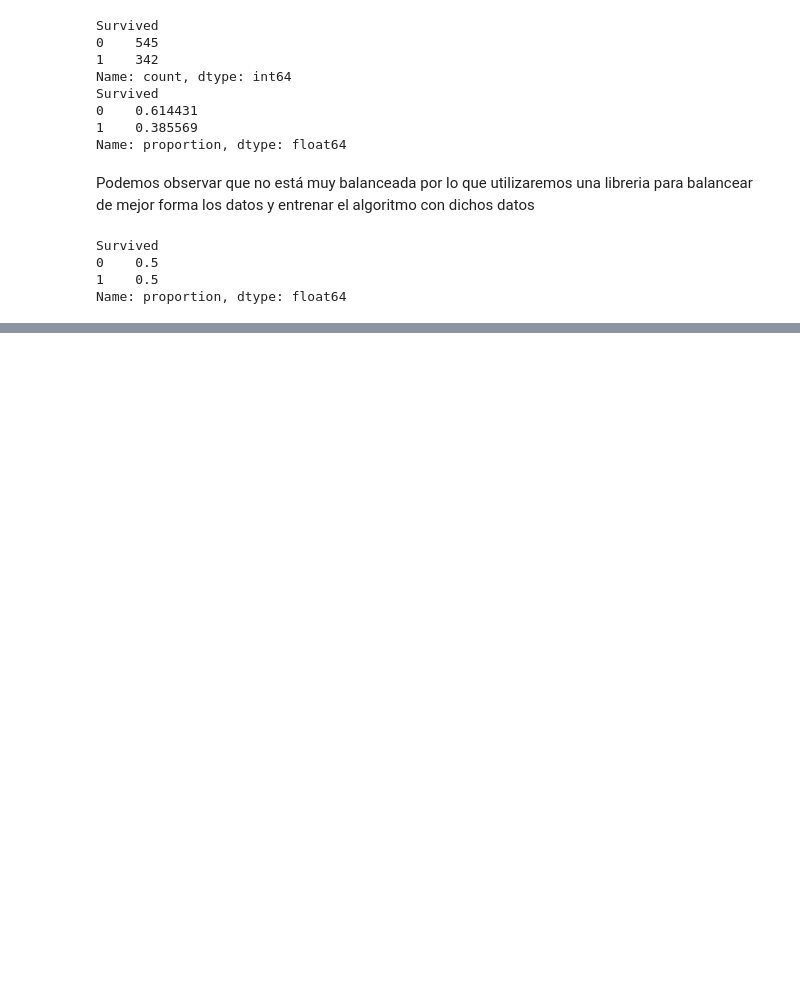
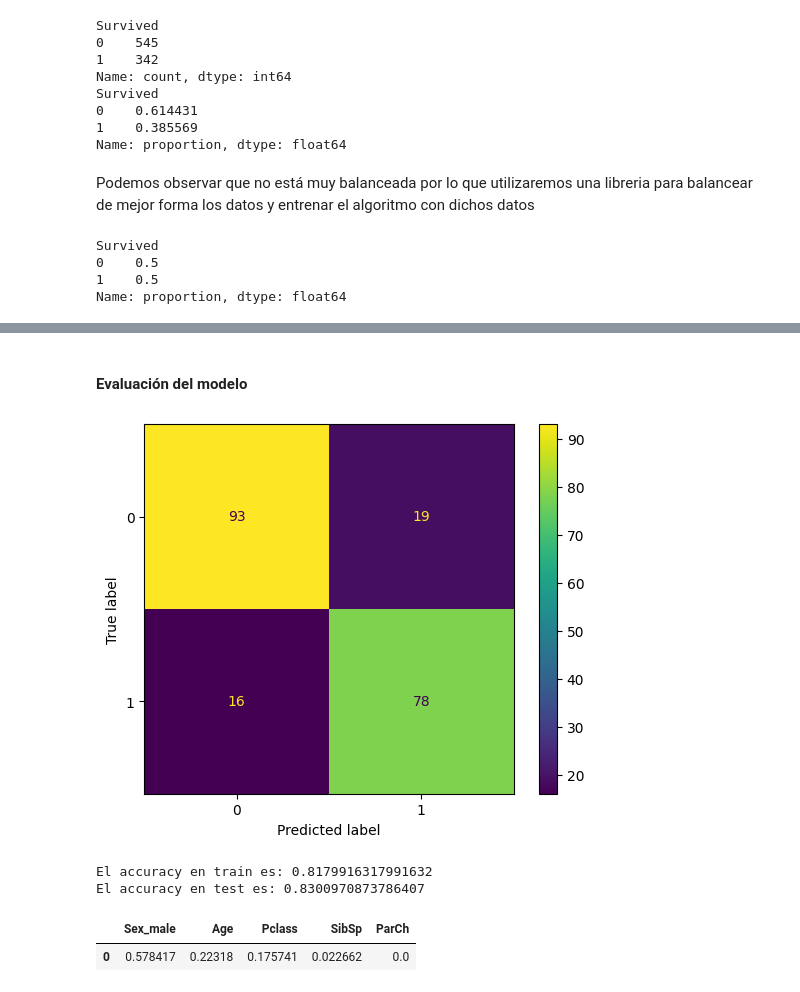
Before and after one commit to bpizarrop/bpizarrop, a Jupyter notebook: Machine learning Platzi/Arboles de decisión/Arboles de decisión.ipynb, the cells around one changed output, grey strips where cells are left out. Saved outputs shown, nothing was run; the diff lists cells and outputs as text; code cells hidden in the pictures; blank space fills up the shorter version.

```diff
--- a/Machine learning Platzi/Arboles de decisión/Arboles de decisión.ipynb
+++ b/Machine learning Platzi/Arboles de decisión/Arboles de decisión.ipynb
@@ -173,4 +173,4 @@ Name: proportion, dtype: float64
 from sklearn.model_selection import train_test_split
 
 # Dividimos el datasets 30% para el Test y 70% para entrenamiento
-X_train, X_test , y_train, y_test = train_test_split(X, y, shuffle= True, test_size = 0.3, random_state = 42)
+X_train, X_test , y_train, y_test = train_test_split(X_over, y_over, shuffle= True, test_size = 0.3, random_state = 42)
@@ -180,0 +177,18 @@ from sklearn.model_selection import GridSearchCV
+# %%
+# Importamos las librerias para la creación del modelo
+from sklearn.tree import DecisionTreeClassifier
+from sklearn.model_selection import GridSearchCV
+
+#Definir el clasificador y los valores de los hiperparametros a probar
+clf = DecisionTreeClassifier(random_state = 42)
+param_grid = {'criterion': ['gini', 'entropy'], 'max_depth': [2, 3, 4, 5]}
+
+# realizar la busqueda de hiperparametros utilizando GridSearchCV
+grid_search = GridSearchCV(clf, param_grid = param_grid, cv = 10, return_train_score = True)
+grid_search.fit(X_train, y_train)
+
+# Imprimir los resultados
+print('Mejores Hiperparametros encontrados')
+print(grid_search.best_params_)
+print('Mejor puntuación de validación cruzada')
+print(grid_search.best_score_)
@@ -180,0 +200,4 @@ from sklearn.model_selection import GridSearchCV
+# %%
+# Modelo Decision Tree con parametros oprtimizados
+best_clf = grid_search.best_estimator_
+best_clf
@@ -180,0 +206,4 @@ from sklearn.model_selection import GridSearchCV
+# %%
+# Predecimos y
+y_pred = best_clf.predict(X_test)
+y_pred
@@ -180,0 +221,11 @@ from sklearn.model_selection import GridSearchCV
+# %% [markdown]
+#### Evaluación del modelo
+# %%
+# Graficamos la matriz de confusión
+from sklearn.metrics import confusion_matrix
+from sklearn.metrics import ConfusionMatrixDisplay
+
+cm = confusion_matrix(y_test, y_pred, labels = best_clf.classes_)
+ConfusionMatrixDisplay(cm, display_labels = best_clf.classes_).plot();
+# %% [output]
+[figure, added]
@@ -180,0 +236,13 @@ from sklearn.model_selection import GridSearchCV
+# %%
+from sklearn.metrics import accuracy_score
+print('El accuracy en train es:',accuracy_score(y_train,y_train_pred))
+print('El accuracy en test es:', accuracy_score(y_test,y_test_pred))
+# %% [output]
+El accuracy en train es: 0.8179916317991632
+El accuracy en test es: 0.8300970873786407
+# %%
+feature_scores_titanic = pd.DataFrame(pd.Series(grid_search.best_estimator_.feature_importances_, index=X_train.columns).sort_values(ascending=False)).T
+feature_scores_titanic
+# %% [output]
+|  | Sex_male | Age | Pclass | SibSp | ParCh |
+| 0 | 0.578417 | 0.22318 | 0.175741 | 0.022662 | 0.0 |
```
Also changed, not shown: parts of 93 cells of this notebook, 2 other files.
